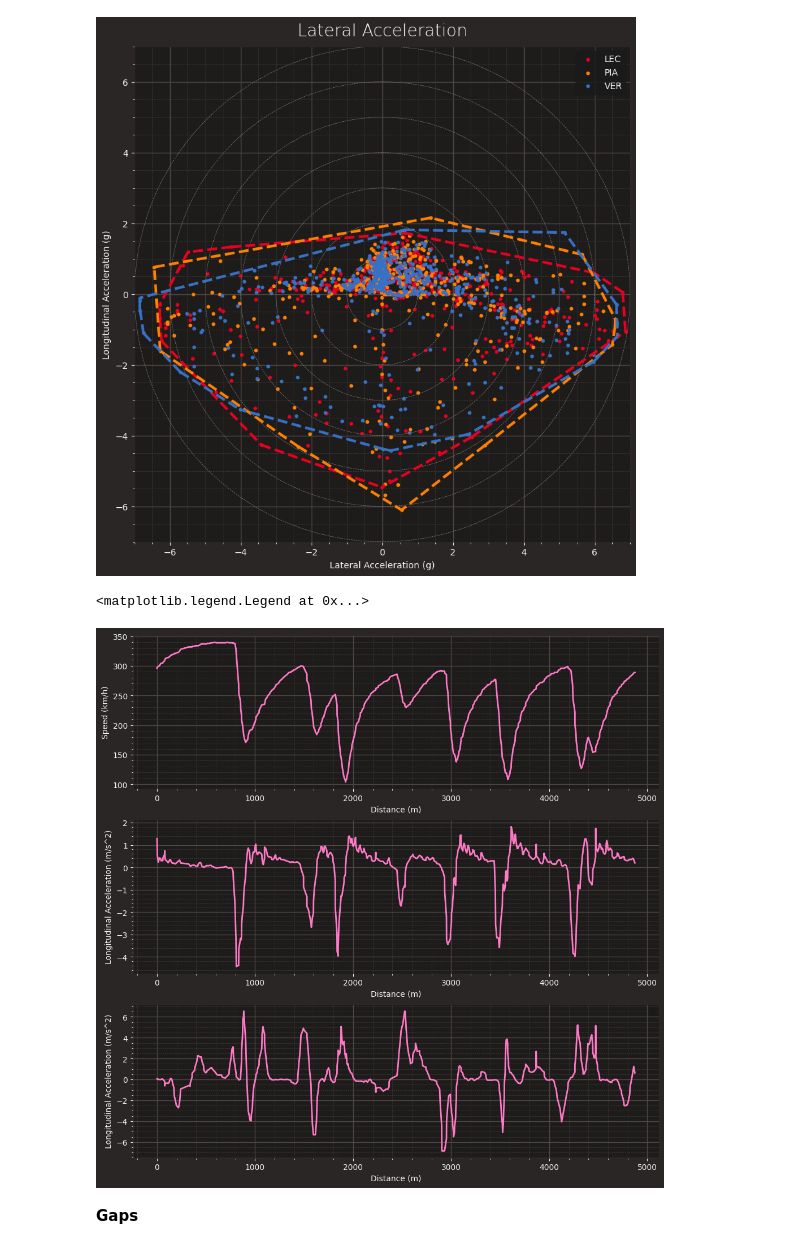
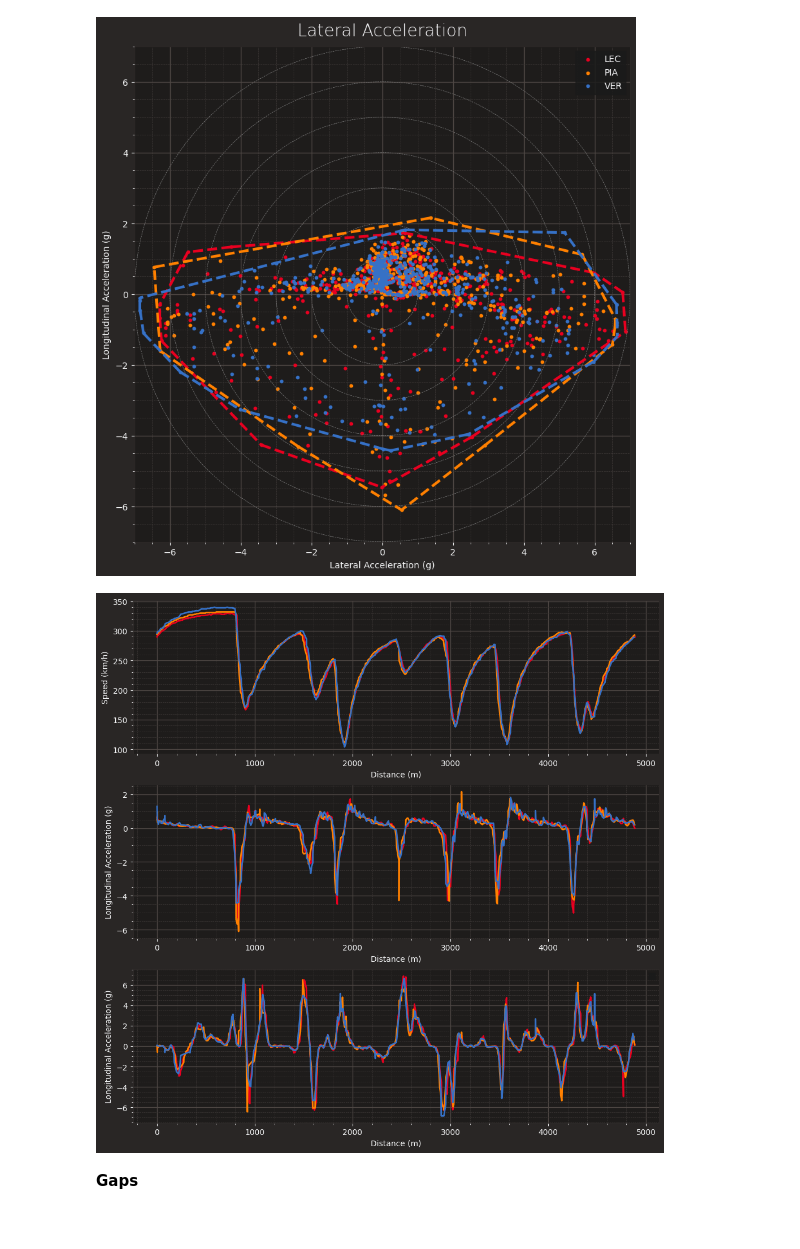
Before and after one commit to luk3luca/f1DataAnalysis, a Jupyter notebook: test.ipynb, the cells around one changed output. Saved outputs shown, nothing was run; the diff lists cells and outputs as text; code cells hidden in the pictures.

```diff
--- a/test.ipynb
+++ b/test.ipynb
@@ -597,19 +593,25 @@ core        WARNING     Failed to preserve data type for column 'Z' while mergin
 lon_acc, lat_acc = compute_accelerations(telemetry_driver)
 # %%
 fig, axes = plt.subplots(3, 1, figsize=(12, 12))
-axes[0].plot(telemetry_driver['Distance'], telemetry_driver['Speed'], linewidth = 2)
-axes[0].set(xlabel = "Distance (m)", ylabel = "Speed (km/h)")
 
-axes[1].plot(telemetry_driver['Distance'], lon_acc, linewidth = 2)
-axes[1].set(xlabel = "Distance (m)", ylabel = "Longitudinal Acceleration (m/s^2)")
+for i in indices:
+    driver = drivers_fastest_laps[i]
+    telemetry_d = driver.telemetry
+    lon_acc, lat_acc = compute_accelerations(telemetry_d)
+    driver_color = '#' + results.loc[results['Abbreviation'] == driver.Driver, 'TeamColor'].iloc[0]
 
-axes[2].plot(telemetry_driver['Distance'], lat_acc, linewidth = 2)
-axes[2].set(xlabel = "Distance (m)", ylabel = "Longitudinal Acceleration (m/s^2)")
+    axes[0].plot(telemetry_d['Distance'], telemetry_d['Speed'], color=driver_color,linewidth = 2)
+    axes[0].set(xlabel = "Distance (m)", ylabel = "Speed (km/h)")
 
-axes[2].legend()
+    axes[1].plot(telemetry_d['Distance'], lon_acc, color=driver_color, linewidth = 2)
+    axes[1].set(xlabel = "Distance (m)", ylabel = "Longitudinal Acceleration (g)")
+
+    axes[2].plot(telemetry_d['Distance'], lat_acc, color=driver_color, linewidth = 2)
+    axes[2].set(xlabel = "Distance (m)", ylabel = "Longitudinal Acceleration (g)")
+
+    axes[2].legend()
 # %% [output]
-<matplotlib.legend.Legend at 0x...>
-[figure, old version]
+[figure, new version]
 # %% [markdown]
 <b>Gaps</b>
 # %%
```
Also changed, not shown: parts of 33 cells of this notebook, 1 other file.
